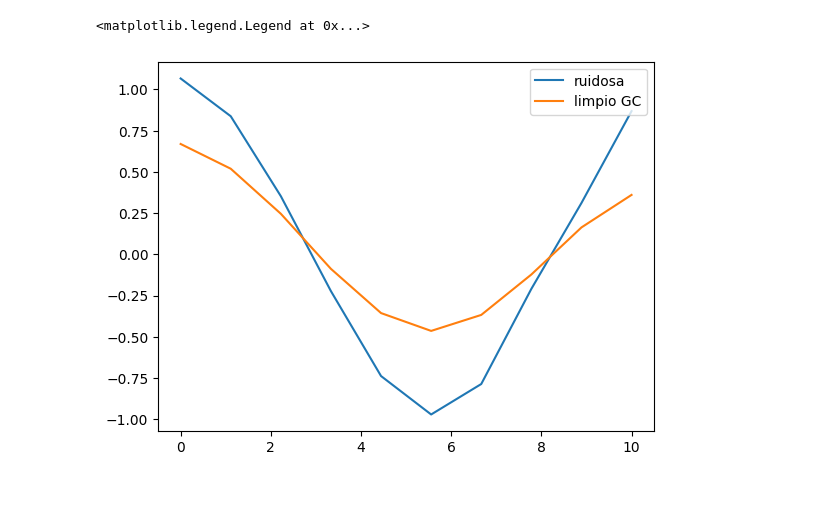
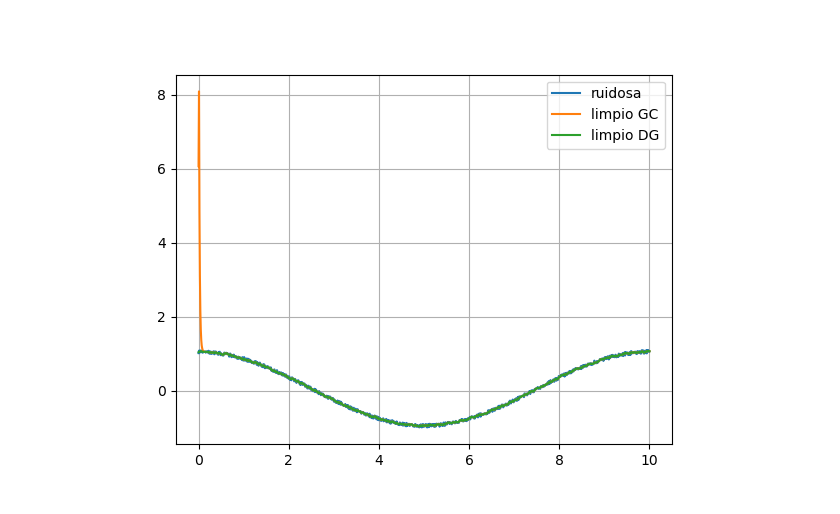
Before and after one commit to el-mimoso/optimizacion, a Jupyter notebook: tarea11.ipynb, the cells around one changed output. Saved outputs shown, nothing was run; the diff lists cells and outputs as text; code cells hidden in the pictures.

```diff
--- a/tarea11.ipynb
+++ b/tarea11.ipynb
@@ -5,10 +5,10 @@ import random as rnd
 import matplotlib.pyplot as plt
 from scipy.sparse import lil_matrix
 # %%
-N = 10
-y = np.array([None]*10)
+N = 1000
+y = np.array([None]*N)
 
-def llenarY(n,N=10):
+def llenarY(n,N=100):
     for n in range(N):
       y[n] = math.cos(((2*math.pi*n)/N))+0.1*rnd.random()
 
@@ -26,12 +26,12 @@ def f(x):
 
 # gradiente  ∇f
 def grad(x):
-    g = np.array([None]*10)
+    g = np.array([None]*N)
     for i in range(N):
         g[i] = 2.0*(x[i]-y[i])
         if i > 0:
             g[i] += 5*(x[i]-x[i-1])
-        if i < 10-1:
+        if i < N-1:
             g[i] += 5*(x[i]-x[i+1])
     return g
 
@@ -91,13 +91,13 @@ def phipp(x0, alpha, p):
 #Gradiente Conjugado
 
 def gradienteConjugado(x0, b, k=0, tol=1e-6):
-    a = hessiano(x0)
-    r = np.dot(hessiano(x0),x0)-b
+    A= hessiano(x0)
+    r = A.dot(x0)-b
     p = r*-1
     print(x0)
     print("k, x0, alpha, beta, Ap")
     rDotr = np.dot(r, r)
-    AdotP = np.dot(hessiano(x0), p)
+    AdotP = A.dot(p)
     while np.linalg.norm(r) >= tol:
         alpha = rDotr / np.dot(AdotP, p)
         x0 = x0 + alpha*p
@@ -108,6 +108,6 @@ def gradienteConjugado(x0, b, k=0, tol=1e-6):
         print(k,x0, alpha, b,AdotP)
         r = r1
         rDotr = np.dot(r, r)
-        AdotP = np.dot(hessiano(x0), p)
+        AdotP = A.dot(p)
         k += 1
     return x0
@@ -140,0 +155,3 @@ array([ 0.67844498,  0.52317739,  0.24213564, -0.08320415, -0.35264958,
+# %%
+print("<==Grad Conjugado==>")
+limpio = gradienteConjugado(x0, b)
@@ -140,0 +176,3 @@ array([ 0.67844498,  0.52317739,  0.24213564, -0.08320415, -0.35264958,
+# %%
+print("<==Descenso de Gradiente==>")
+limpioDG = gradDescent(x0)
@@ -141,14 +197,14 @@ array([ 0.67844498,  0.52317739,  0.24213564, -0.08320415, -0.35264958,
 # %%
 # Graficar
 
-limpio = [0.66947085,  0.51940158,  0.24624031, -0.08776957, -0.35583385,
-          -0.46394805, -0.36699457, -0.12195927,  0.16349912,  0.36074262]
+%matplotlib ipympl
 
-x = np.linspace(0,10, 10)
 
+x = np.linspace(0,10, 1000)
 plt.plot(x, y, label="ruidosa")
+plt.plot(x, limpioDG , label="limpio DG")
 plt.plot(x, limpio , label="limpio GC")
 plt.legend(loc=1)
+plt.grid()
 # %% [output]
-<matplotlib.legend.Legend at 0x...>
-[figure, old version]
+[figure, new version]
```
Also changed, not shown: parts of 6 cells of this notebook.
